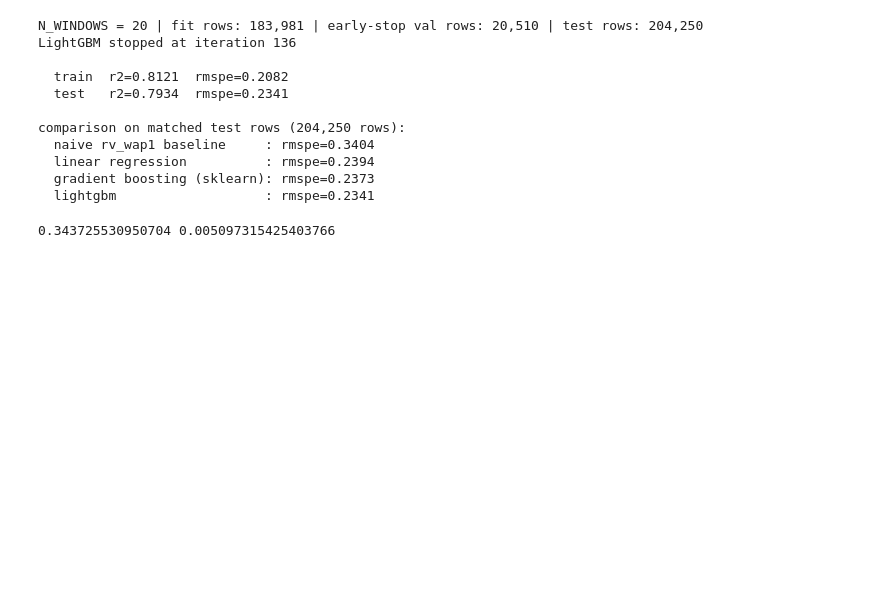
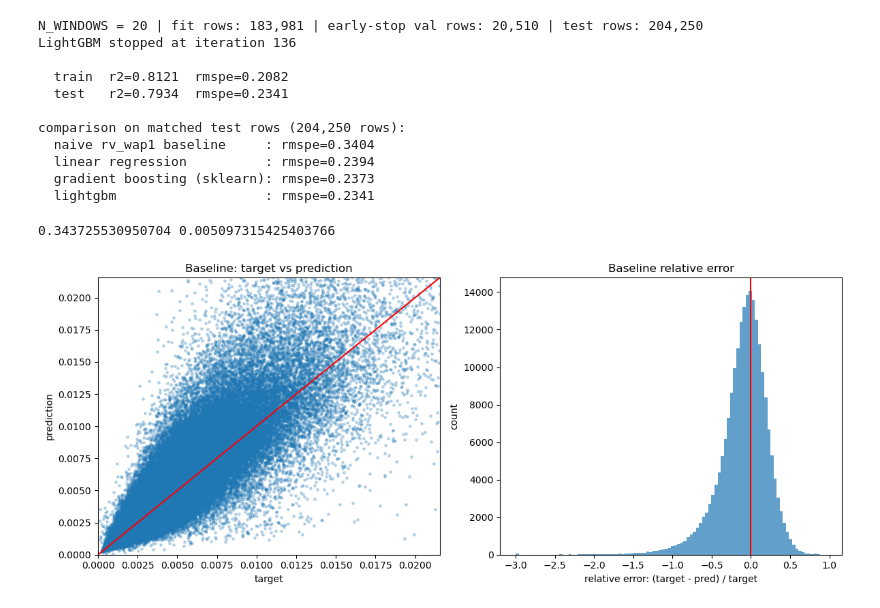
Before and after one commit to RezaCodz/Volatility-Forecast-and-Inference, a Jupyter notebook: notebooks/optiver_volatility/01_data_exploration.ipynb, the cells around one changed output. Drawn from its saved outputs; the diff is of its cells as text; code cells hidden in the pictures; blank space fills up the shorter version.

```diff
--- a/notebooks/optiver_volatility/01_data_exploration.ipynb
+++ b/notebooks/optiver_volatility/01_data_exploration.ipynb
@@ -693,6 +693,7 @@ comparison on matched test rows (204,250 rows):
 import numpy as np
 import pandas as pd
 from pathlib import Path
+import matplotlib.pyplot as plt
 import sys
 sys.path.append("../../src")
 
@@ -705,14 +706,36 @@ stock_list = train["stock_id"].unique()
 time_id_list = train["time_id"].unique()
 time_id_train = time_id_list[:len(time_id_list)//2]
 time_id_test = time_id_list[len(time_id_list)//2:]
-
-base_line_prediction = pd.concat(
-    [baseline_pred(s, time_id_test, data_dir, train) for s in stock_list],
-    axis=0, ignore_index=True,
-)
-
-rmspe_list_base_line = bootstrap(base_line_prediction, "target", "current_vl")
-
-print(np.mean(rmspe_list_base_line), np.std(rmspe_list_base_line))
-# %% [output]
-0.343725530950704 0.005097315425403766
+# %%
+base_line_prediction = pd.concat(
+    [baseline_pred(s, time_id_test, data_dir, train) for s in stock_list],
+    axis=0, ignore_index=True)
+
+rmspe_list_base_line = bootstrap(base_line_prediction, "target", "current_vl")
+
+print(np.mean(rmspe_list_base_line), np.std(rmspe_list_base_line))
+# %% [output]
+0.343725530950704 0.005097315425403766
+# %%
+pred = base_line_prediction
+rel_error = (pred["target"] - pred["current_vl"]) / pred["target"]
+limit = max(pred["target"].quantile(0.995), pred["current_vl"].quantile(0.995))
+
+fig, axes = plt.subplots(1, 2, figsize=(12, 5))
+
+axes[0].scatter(pred["target"], pred["current_vl"], s=6, alpha=0.25)
+axes[0].plot([0, limit], [0, limit], color="red", linewidth=1.5)
+axes[0].set_xlim(0, limit); axes[0].set_ylim(0, limit)
+axes[0].set_xlabel("target"); axes[0].set_ylabel("prediction")
+axes[0].set_title("Baseline: target vs prediction")
+
+axes[1].hist(rel_error.clip(-3, 3), bins=100, alpha=0.7)
+axes[1].axvline(0, color="red", linewidth=1.5)
+axes[1].set_xlabel("relative error: (target - pred) / target")
+axes[1].set_ylabel("count")
+axes[1].set_title("Baseline relative error")
+
+plt.tight_layout()
+plt.show()
+# %% [output]
+[figure, added]
```
Also changed, not shown: 11 other files.
